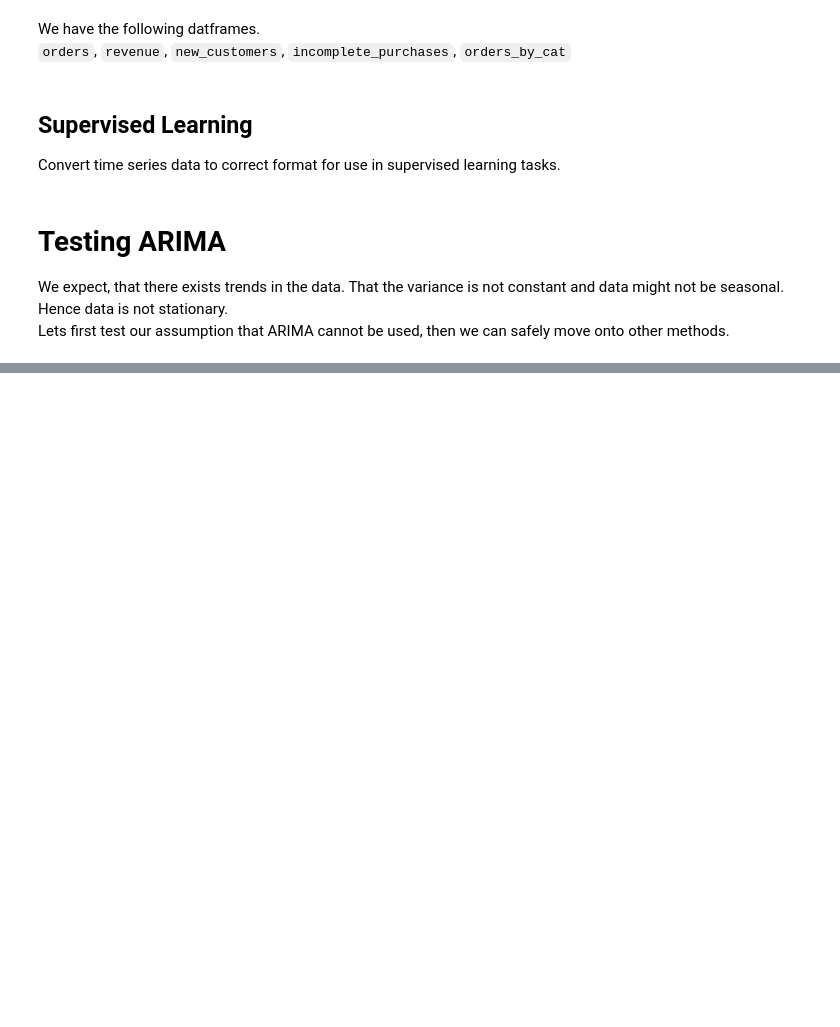
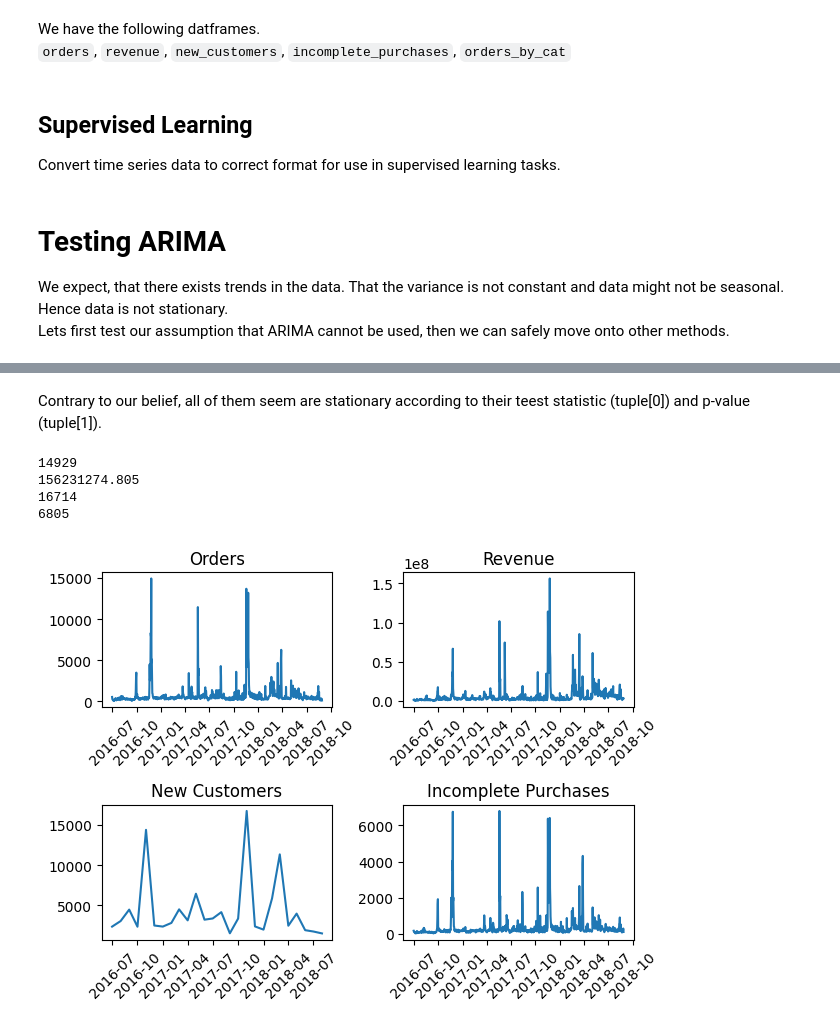
Before and after one commit to torchlightwizard/Data-Analysis-Pakistan-Ecommerce, a Jupyter notebook: notebooks/modeling.ipynb, the cells around one changed output, grey strips where cells are left out. Drawn from its saved outputs; the diff is of its cells as text; code cells hidden in the pictures; blank space fills up the shorter version.

```diff
--- a/notebooks/modeling.ipynb
+++ b/notebooks/modeling.ipynb
@@ -195,3 +195,14 @@ Convert time series data to correct format for use in supervised learning tasks.
 # Testing ARIMA
 We expect, that there exists trends in the data. That the variance is not constant and data might not be seasonal. Hence data is not stationary.<br>
 Lets first test our assumption that ARIMA cannot be used, then we can safely move onto other methods.
+# %%
+from statsmodels.tsa.stattools import adfuller
+
+def test_adfuller(series):
+    result = adfuller(series)
+    return (float(result[0]), float(result[1]))
+
+print("orders\t\t", test_adfuller(orders.set_index("Date")))
+print("revenue\t\t", test_adfuller(revenue.set_index("Date")))
+print("new_customers\t\t", test_adfuller(new_customers.set_index("Date")))
+print("incomplete_purchases\t\t", test_adfuller(incomplete_purchases.set_index("Date")))
@@ -197,0 +234,35 @@ Lets first test our assumption that ARIMA cannot be used, then we can safely mov
+# %% [markdown]
+Contrary to our belief, all of them seem are stationary according to their teest statistic (tuple[0]) and p-value (tuple[1]).
+# %%
+print(orders["Total"].max())
+print(revenue["Total"].max())
+print(new_customers["Total"].max())
+print(incomplete_purchases["Total"].max())
+# %% [output]
+14929
+156231274.805
+16714
+6805
+# %%
+import matplotlib.pyplot as plt
+
+fig, ax = plt.subplots(2, 2, sharey=False)
+ax[0, 0].plot(orders["Date"], orders["Total"])
+ax[0, 0].set_title("Orders")
+
+ax[0, 1].plot(revenue["Date"], revenue["Total"])
+ax[0, 1].set_title("Revenue")
+
+ax[1, 0].plot(new_customers["Date"], new_customers["Total"])
+ax[1, 0].set_title("New Customers")
+
+ax[1, 1].plot(incomplete_purchases["Date"], incomplete_purchases["Total"])
+ax[1, 1].set_title("Incomplete Purchases")
+
+for a in ax.flat:
+    a.tick_params(axis='x', rotation=45)
+
+fig.tight_layout()
+plt.show()
+# %% [output]
+[figure, added]
```
Also changed, not shown: parts of 6 cells of this notebook.
